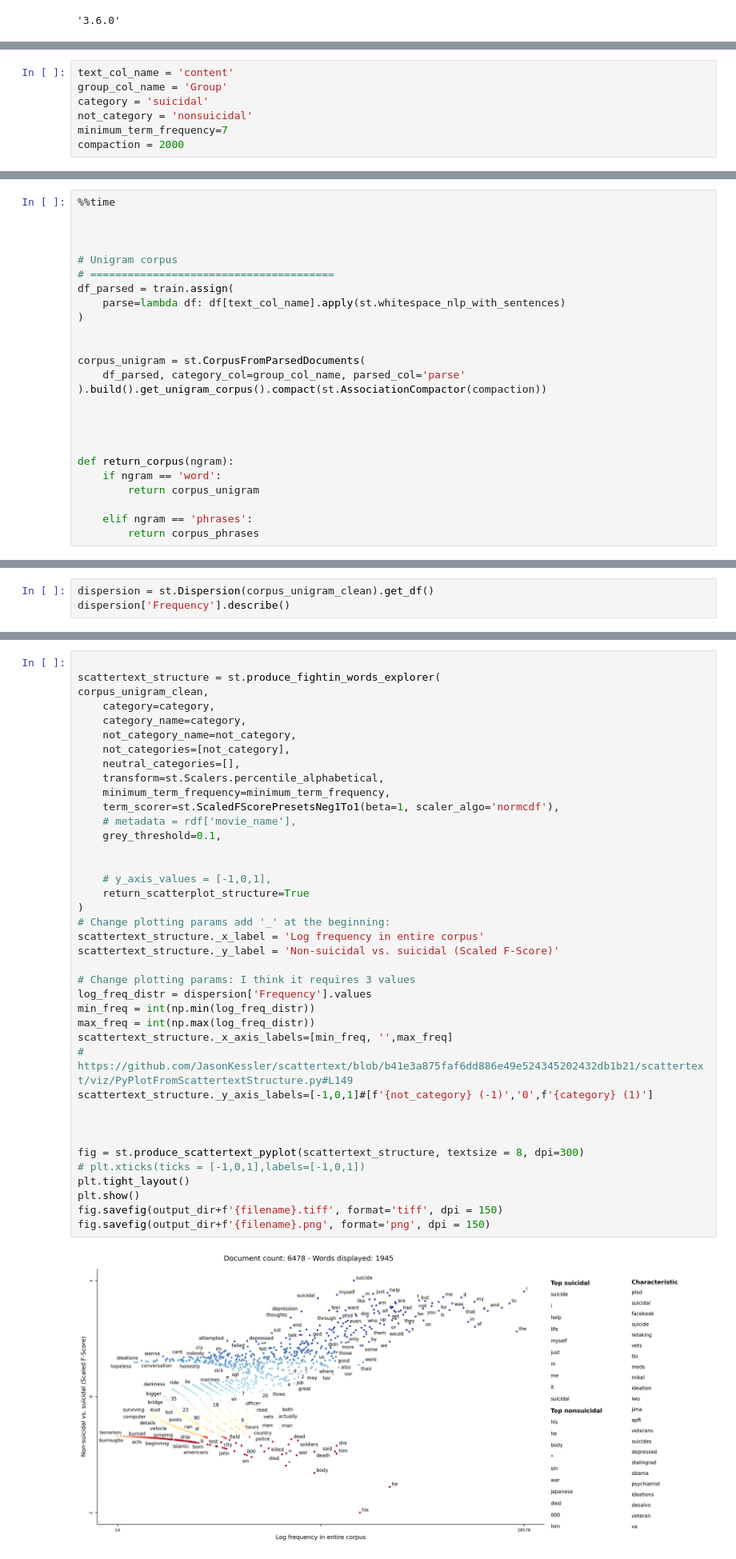
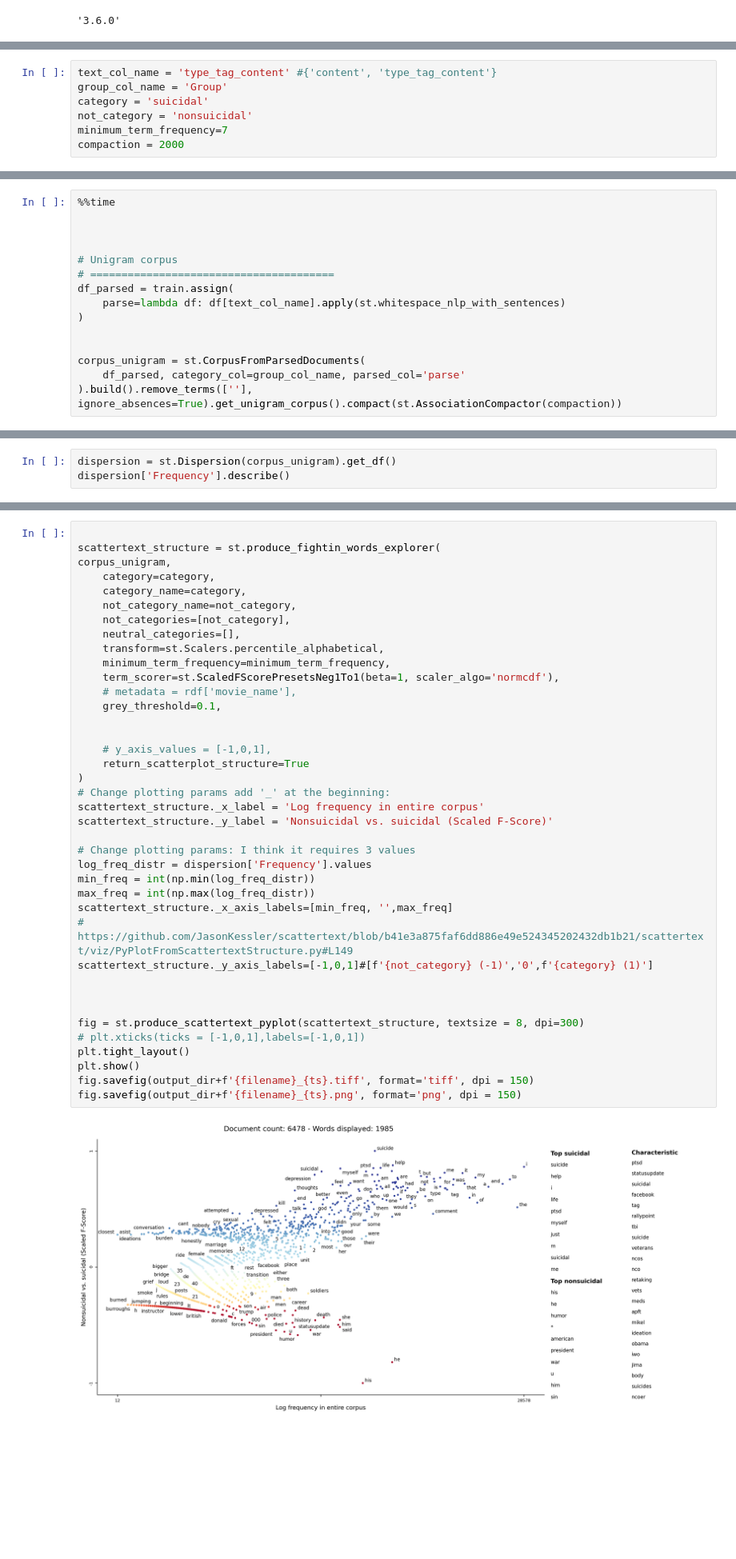
Before and after one commit to danielmlow/rallypoint_suicide_detection, a Jupyter notebook: scattertext.ipynb, the cells around one changed output, grey strips where cells are left out. Shown at 80% size. Saved outputs shown, nothing was run; the diff lists cells and outputs as text; blank space fills up the shorter version.

Commit message:
scattertext with text metadata

```diff
--- a/scattertext.ipynb
+++ b/scattertext.ipynb
@@ -51,7 +55,7 @@ else:
 # %%
 train = pd.read_csv(input_dir + 'train.csv')
 # %%
-text_col_name = 'content'
+text_col_name = 'type_tag_content' #{'content', 'type_tag_content'}
 group_col_name = 'Group'
 category = 'suicidal'
 not_category = 'nonsuicidal'
@@ -105,15 +109,5 @@ df_parsed = train.assign(
 
 corpus_unigram = st.CorpusFromParsedDocuments(
     df_parsed, category_col=group_col_name, parsed_col='parse'
-).build().get_unigram_corpus().compact(st.AssociationCompactor(compaction))
-
-
-
-
-def return_corpus(ngram):
-    if ngram == 'word':
-        return corpus_unigram
-
-    elif ngram == 'phrases':
-        return corpus_phrases
+).build().remove_terms([''], ignore_absences=True).get_unigram_corpus().compact(st.AssociationCompactor(compaction))
 # %% [output]
@@ -255,4 +200,4 @@ TypeError: produce_scattertext_explorer() got an unexpected keyword argument 'to
 # %%
-dispersion = st.Dispersion(corpus_unigram_clean).get_df()
+dispersion = st.Dispersion(corpus_unigram).get_df()
 dispersion['Frequency'].describe()
 # %% [output]
@@ -305,44 +237,44 @@ scattertext_structure._visualization_data.word_dict['docs']['texts']
 # %%
 
 scattertext_structure = st.produce_fightin_words_explorer(
-corpus_unigram_clean,
+corpus_unigram,
     category=category,
     category_name=category,
     not_category_name=not_category,
     not_categories=[not_category],
     neutral_categories=[],
     transform=st.Scalers.percentile_alphabetical,
     minimum_term_frequency=minimum_term_frequency,
     term_scorer=st.ScaledFScorePresetsNeg1To1(beta=1, scaler_algo='normcdf'),
     # metadata = rdf['movie_name'],
     grey_threshold=0.1,
 
 
     # y_axis_values = [-1,0,1],
     return_scatterplot_structure=True
 )
 # Change plotting params add '_' at the beginning:
 scattertext_structure._x_label = 'Log frequency in entire corpus'
-scattertext_structure._y_label = 'Non-suicidal vs. suicidal (Scaled F-Score)'
+scattertext_structure._y_label = 'Nonsuicidal vs. suicidal (Scaled F-Score)'
 
 # Change plotting params: I think it requires 3 values
 log_freq_distr = dispersion['Frequency'].values
 min_freq = int(np.min(log_freq_distr))
 max_freq = int(np.max(log_freq_distr))
 scattertext_structure._x_axis_labels=[min_freq, '',max_freq]
 # https://github.com/JasonKessler/scattertext/blob/b41e3a875faf6dd886e49e524345202432db1b21/scattertext/viz/PyPlotFromScattertextStructure.py#L149
 scattertext_structure._y_axis_labels=[-1,0,1]#[f'{not_category} (-1)','0',f'{category} (1)']
 
 
 
 fig = st.produce_scattertext_pyplot(scattertext_structure, textsize = 8, dpi=300)
 # plt.xticks(ticks = [-1,0,1],labels=[-1,0,1])
 plt.tight_layout()
 plt.show()
-fig.savefig(output_dir+f'{filename}.tiff', format='tiff', dpi = 150)
-fig.savefig(output_dir+f'{filename}.png', format='png', dpi = 150)
+fig.savefig(output_dir+f'{filename}_{ts}.tiff', format='tiff', dpi = 150)
+fig.savefig(output_dir+f'{filename}_{ts}.png', format='png', dpi = 150)
 # %% [output]
-[figure, old version]
+[figure, new version]
 # %% [markdown]
 ### List sentences with top words
 # %%
```
Also changed, not shown: parts of 39 cells of this notebook, 4 other files.
